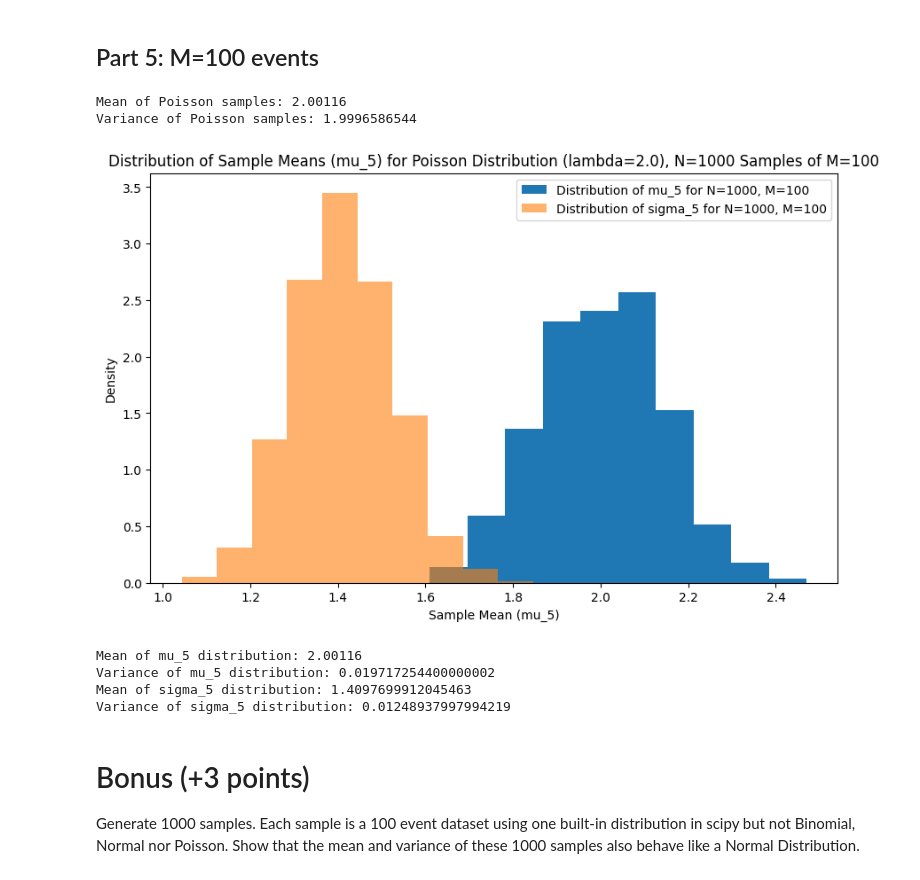
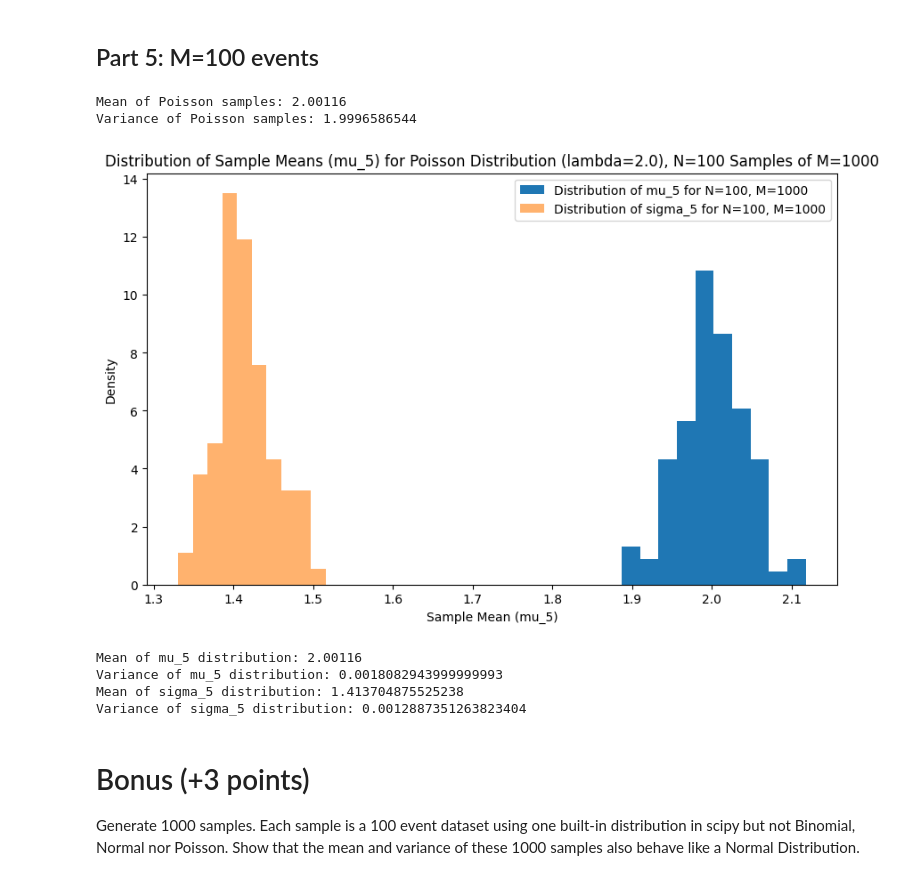
Before and after one commit to Klinjin/Au25_Phys434_Data_Analysis_Lab, a Jupyter notebook: LAB2/lab_2_AlexFeucht.ipynb, the cells around one changed output. Cells and saved outputs as stored; diff of their text form; code cells hidden in the pictures.

```diff
--- a/LAB2/lab_2_AlexFeucht.ipynb
+++ b/LAB2/lab_2_AlexFeucht.ipynb
@@ -396,8 +396,8 @@ Variance of sigma_5 distribution: 0.27875089714681894
 # which are mean and standard deviation of a sample of M=100 events with lambda=2.0
 # Discuss your observation
 # %%
-N = 1000
-M = 100
+M = 1000
+N = 100
 lambda_val = 2.0
 
 # Generate N sets of M=5 Poisson samples with lambda=2.0
@@ -414,38 +414,38 @@ print(f"Variance of Poisson samples: {var}")
 
 # Plot distributions of mu_5 and sigma_5
 fig, ax = plt.subplots(figsize=(10, 6))
 
 # Plot histogram of mu_5 (means of the sets of 5)
 ax.hist(mu_5, bins=10, density=True, label=(f"Distribution of mu_5 for N={N}, M={M}"))
 
 # Plot histogram of sigma_5 (standard deviations of the sets of 5)
 ax.hist(sigma_5, bins=10, density=True, alpha=0.6, label=(f"Distribution of sigma_5 for N={N}, M={M}"))
 
 # Set labels and title
 ax.set_title(f"Distribution of Sample Means (mu_5) for Poisson Distribution (lambda={lambda_val}), N={N} Samples of M={M}")
 ax.set_xlabel("Sample Mean (mu_5)") # More descriptive label
 ax.set_ylabel("Density")
 ax.legend()
 plt.show()
 
 # Calculate and print mean and variance of mu_5 and sigma_5 distributions
 mean_mu_5 = np.mean(mu_5)
 var_mu_5 = np.var(mu_5)
 mean_sigma_5 = np.mean(sigma_5)
 var_sigma_5 = np.var(sigma_5)
 
 print(f"Mean of mu_5 distribution: {mean_mu_5}")
 print(f"Variance of mu_5 distribution: {var_mu_5}")
 print(f"Mean of sigma_5 distribution: {mean_sigma_5}")
 print(f"Variance of sigma_5 distribution: {var_sigma_5}")
 # %% [output]
 Mean of Poisson samples: 2.00116
 Variance of Poisson samples: 1.9996586544
-[figure, old version]
+[figure, new version]
 Mean of mu_5 distribution: 2.00116
-Variance of mu_5 distribution: 0.019717254400000002
-Mean of sigma_5 distribution: 1.4097699912045463
-Variance of sigma_5 distribution: 0.01248937997994219
+Variance of mu_5 distribution: 0.0018082943999999993
+Mean of sigma_5 distribution: 1.413704875525238
+Variance of sigma_5 distribution: 0.0012887351263823404
 # %% [markdown]
 # Bonus (+3 points)
 
```
